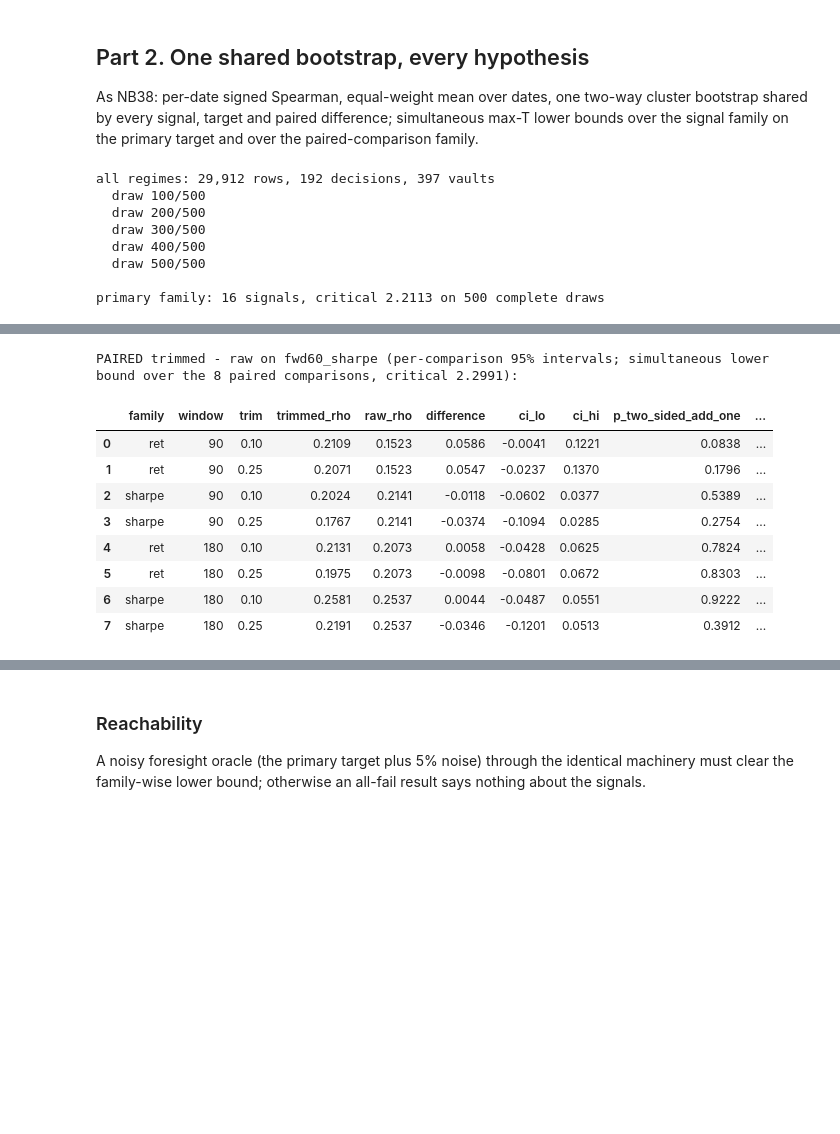
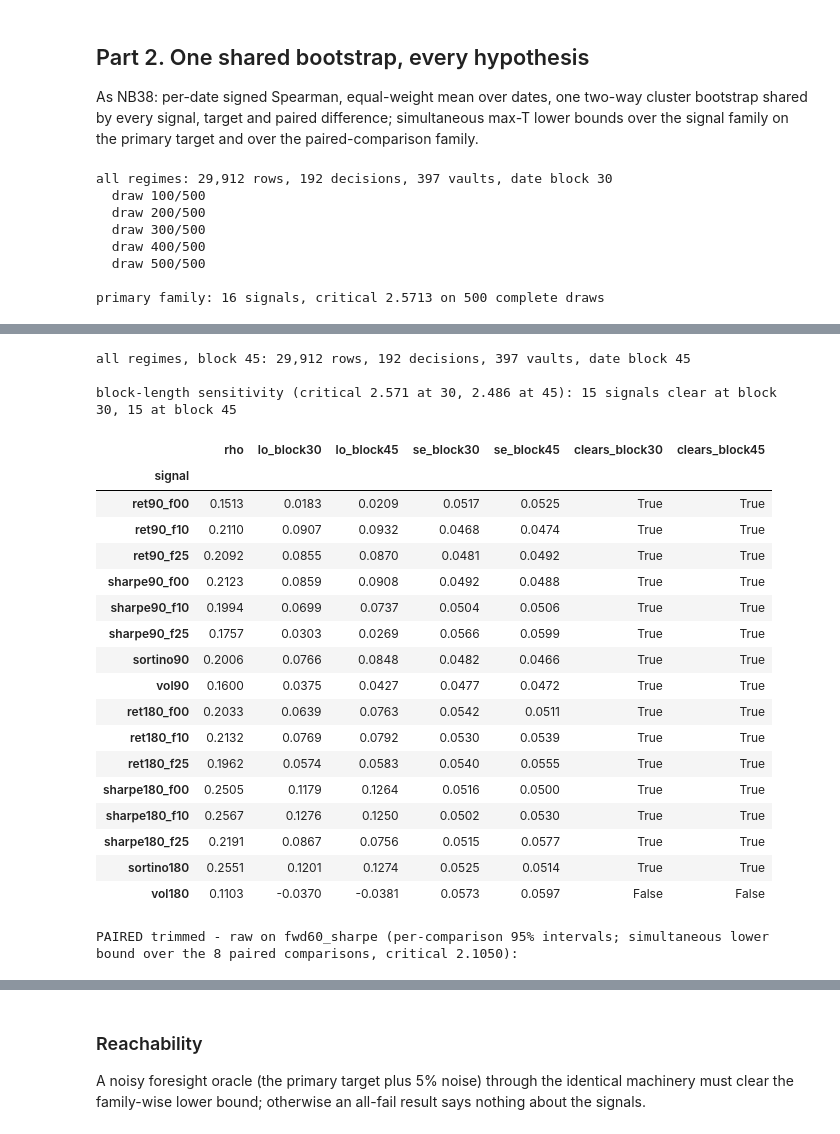
Before and after one commit to tradingstrategy-ai/getting-started, a Jupyter notebook: scratchpad/hyperliquid-lower-vol/39-research-trimmed-screen-full-history.ipynb, the cells around one changed output, grey strips where cells are left out. Drawn from its saved outputs; the diff is of its cells as text; code cells hidden in the pictures; blank space fills up the shorter version.

```diff
--- a/scratchpad/hyperliquid-lower-vol/39-research-trimmed-screen-full-history.ipynb
+++ b/scratchpad/hyperliquid-lower-vol/39-research-trimmed-screen-full-history.ipynb
@@ -307,15 +333,17 @@ for address, g in marks.groupby("address"):
             start = t1 - pd.Timedelta(days=W)
             i_first = int(mdays.searchsorted(start, side="right"))   # first mark strictly after start
             n_marks = i_last - i_first + 1
-            if n_marks < MIN_EVENTS or i_first == 0:
+            # The vault must have existed before the window (a mark at or before its start), so a
+            # W-day score is never computed on a vault younger than W days.
+            if n_marks < MIN_EVENTS + 1 or i_first == 0:
                 for f in TRIM_FRACTIONS:
                     tag = f"f{int(f * 100):02d}"
                     row[f"ret{W}_{tag}"] = np.nan; row[f"sharpe{W}_{tag}"] = np.nan
                 row[f"sortino{W}"] = np.nan; row[f"vol{W}"] = np.nan; row[f"events{W}"] = int(max(n_marks, 0))
                 continue
-            # Event returns between consecutive marks in the window; the first event uses the mark
-            # just before the window as its start, so every mark in the window contributes one return.
-            seg = prices[i_first - 1:i_last + 1]
+            # Event returns between consecutive marks INSIDE the window only: the first event starts
+            # at the first mark in the window, so no return interval begins before the window.
+            seg = prices[i_first:i_last + 1]
             r = np.diff(np.log(seg))
             s = event_scores(r, W)
             for key, value in s.items():
@@ -345,9 +373,10 @@ for address, g in marks.groupby("address"):
         rows.append(row)
 panel = pd.DataFrame(rows)
 panel["young"] = panel["age_days"] < YOUNG_DAYS
+panel["regime_contained"] = [regime_contained(t, PRIMARY_H) for t in panel["date"]]
 print("candidate-dates dropped:", dropped)
 print(f"panel: {len(panel):,} rows, {panel['address'].nunique()} vaults, {panel['date'].nunique()} decisions "
-      f"{panel['date'].min().date()} to {panel['date'].max().date()}")
+      f"{panel['date'].min().date()} to {panel['date'].max().date()}; young (< {YOUNG_DAYS} d) share of rows {panel['young'].mean():.1%}")
 by_regime = panel.groupby("regime").agg(rows=("address", "size"), vaults=("address", "nunique"), decisions=("date", "nunique"),
                                         events90_median=("events90", "median"), events180_median=("events180", "median"),
                                         fwd60_events_median=("fwd60_events", "median"), fwd30_events_median=("fwd30_events", "median"),
@@ -438,17 +467,20 @@ def mean_over_dates(blocks: dict, dates: list, counts: dict | None = None) -> tu
         return np.where(n > 0, total / np.maximum(n, 1), np.nan), n
 
 
-def bootstrap(frame: pd.DataFrame, draws: int = DRAWS, seed: int = SEED, verbose: bool = True) -> dict:
+def bootstrap(frame: pd.DataFrame, draws: int = DRAWS, seed: int = SEED, verbose: bool = True, block: int = DATE_BLOCK) -> dict:
+    """Two-way cluster bootstrap: NON-WRAPPING moving date blocks of `block` decisions (starts drawn
+    uniformly from the positions where a whole block fits) and vault clusters, together."""
     blocks = per_date_blocks(frame)
     dates = sorted(blocks)
     vaults = sorted(frame["address"].unique())
     observed, n_dates = mean_over_dates(blocks, dates)
     rng = np.random.default_rng(seed)
-    n_blocks = int(math.ceil(len(dates) / DATE_BLOCK))
+    block = min(block, len(dates))
+    n_blocks = int(math.ceil(len(dates) / block))
     reps = np.full((draws,) + observed.shape, np.nan)
     for d in range(draws):
-        starts = rng.integers(0, len(dates), size=n_blocks)
-        index = np.concatenate([(np.arange(s, s + DATE_BLOCK) % len(dates)) for s in starts])[:len(dates)]
+        starts = rng.integers(0, len(dates) - block + 1, size=n_blocks)
+        index = np.concatenate([np.arange(s, s + block) for s in starts])[:len(dates)]
         drawn = rng.choice(len(vaults), size=len(vaults), replace=True)
         counts = {}
         for v in drawn:
@@ -473,9 +505,9 @@ def simultaneous_lower(observed: np.ndarray, reps: np.ndarray, level: float = LE
             "p": p, "family_size": int(member.sum()), "complete_draws": int(len(per_draw_max))}
 
 
-def screen(frame: pd.DataFrame, label: str, verbose: bool = True) -> dict:
-    print(f"{label}: {len(frame):,} rows, {frame['date'].nunique()} decisions, {frame['address'].nunique()} vaults")
-    boot = bootstrap(frame, verbose=verbose)
+def screen(frame: pd.DataFrame, label: str, verbose: bool = True, block: int = DATE_BLOCK) -> dict:
+    print(f"{label}: {len(frame):,} rows, {frame['date'].nunique()} decisions, {frame['address'].nunique()} vaults, date block {block}")
+    boot = bootstrap(frame, verbose=verbose, block=block)
     j = TARGETS.index(PRIMARY)
     fam = simultaneous_lower(boot["observed"][:, j], boot["draws"][:, :, j])
     rows = []
@@ -511,7 +543,8 @@ def screen(frame: pd.DataFrame, label: str, verbose: bool = True) -> dict:
     paired["lo_simultaneous_family"] = pfam["lower"]
     paired["se"] = pfam["se"]
     return {"label": label, "table": table, "paired": paired, "critical": fam["critical"], "family_size": fam["family_size"],
-            "complete_draws": fam["complete_draws"], "boot": boot, "paired_critical": pfam["critical"], "paired_family_size": pfam["family_size"]}
+            "complete_draws": fam["complete_draws"], "boot": boot, "paired_critical": pfam["critical"], "paired_family_size": pfam["family_size"],
+            "block": block}
 
 
 TABLE_COLS = ["family", "window", "trim", "dates", "evaluated", f"rho_{PRIMARY}", "se_primary", "lo_primary_simultaneous",
@@ -519,17 +552,26 @@ TABLE_COLS = ["family", "window", "trim", "dates", "evaluated", f"rho_{PRIMARY}"
 full = screen(panel, "all regimes")
 print(f"\nprimary family: {full['family_size']} signals, critical {full['critical']:.4f} on {full['complete_draws']} complete draws")
 display(full["table"][TABLE_COLS].round(4))
+# Sensitivity to the block length: 45 decisions (90 days), the trailing-score persistence length.
+full45 = screen(panel, "all regimes, block 45", verbose=False, block=DATE_BLOCK_SENSITIVITY)
+sens = pd.DataFrame({"rho": full["table"][f"rho_{PRIMARY}"], "lo_block30": full["table"]["lo_primary_simultaneous"],
+                     "lo_block45": full45["table"]["lo_primary_simultaneous"], "se_block30": full["table"]["se_primary"],
+                     "se_block45": full45["table"]["se_primary"]})
+sens["clears_block30"] = sens["lo_block30"] > 0; sens["clears_block45"] = sens["lo_block45"] > 0
+print(f"\nblock-length sensitivity (critical {full['critical']:.3f} at 30, {full45['critical']:.3f} at 45): "
+      f"{int(sens['clears_block30'].sum())} signals clear at block 30, {int(sens['clears_block45'].sum())} at block 45")
+display(sens.round(4))
 print(f"\nPAIRED trimmed - raw on {PRIMARY} (per-comparison 95% intervals; simultaneous lower bound over the "
       f"{full['paired_family_size']} paired comparisons, critical {full['paired_critical']:.4f}):")
 display(full["paired"].round(4))
 # %% [output]
-all regimes: 29,912 rows, 192 decisions, 397 vaults
+all regimes: 29,912 rows, 192 decisions, 397 vaults, date block 30
   draw 100/500
   draw 200/500
   draw 300/500
   draw 400/500
   draw 500/500
 
-primary family: 16 signals, critical 2.2113 on 500 complete draws
+primary family: 16 signals, critical 2.5713 on 500 complete draws
 |  | family | window | trim | dates | evaluated | rho_fwd60_sharpe | se_primary | lo_primary_simultaneous | ... |
 | signal |  |  |  |  |  |  |  |  | ... |
@@ -552,10 +594,22 @@ primary family: 16 signals, critical 2.2113 on 500 complete draws
-PAIRED trimmed - raw on fwd60_sharpe (per-comparison 95% intervals; simultaneous lower bound over the 8 paired comparisons, critical 2.2991):
+all regimes, block 45: 29,912 rows, 192 decisions, 397 vaults, date block 45
+
+block-length sensitivity (critical 2.571 at 30, 2.486 at 45): 15 signals clear at block 30, 15 at block 45
-|  | family | window | trim | trimmed_rho | raw_rho | difference | ci_lo | ci_hi | p_two_sided_add_one | ... |
-| 0 | ret | 90 | 0.10 | 0.2109 | 0.1523 | 0.0586 | -0.0041 | 0.1221 | 0.0838 | ... |
-| 1 | ret | 90 | 0.25 | 0.2071 | 0.1523 | 0.0547 | -0.0237 | 0.1370 | 0.1796 | ... |
-| 2 | sharpe | 90 | 0.10 | 0.2024 | 0.2141 | -0.0118 | -0.0602 | 0.0377 | 0.5389 | ... |
-| 3 | sharpe | 90 | 0.25 | 0.1767 | 0.2141 | -0.0374 | -0.1094 | 0.0285 | 0.2754 | ... |
-| 4 | ret | 180 | 0.10 | 0.2131 | 0.2073 | 0.0058 | -0.0428 | 0.0625 | 0.7824 | ... |
-| 5 | ret | 180 | 0.25 | 0.1975 | 0.2073 | -0.0098 | -0.0801 | 0.0672 | 0.8303 | ... |
-| 6 | sharpe | 180 | 0.10 | 0.2581 | 0.2537 | 0.0044 | -0.0487 | 0.0551 | 0.9222 | ... |
-| 7 | sharpe | 180 | 0.25 | 0.2191 | 0.2537 | -0.0346 | -0.1201 | 0.0513 | 0.3912 | ... |
+|  | rho | lo_block30 | lo_block45 | se_block30 | se_block45 | clears_block30 | clears_block45 |
+| signal |  |  |  |  |  |  |  |
+| ret90_f00 | 0.1513 | 0.0183 | 0.0209 | 0.0517 | 0.0525 | True | True |
+| ret90_f10 | 0.2110 | 0.0907 | 0.0932 | 0.0468 | 0.0474 | True | True |
+| ret90_f25 | 0.2092 | 0.0855 | 0.0870 | 0.0481 | 0.0492 | True | True |
+| sharpe90_f00 | 0.2123 | 0.0859 | 0.0908 | 0.0492 | 0.0488 | True | True |
+| sharpe90_f10 | 0.1994 | 0.0699 | 0.0737 | 0.0504 | 0.0506 | True | True |
+| sharpe90_f25 | 0.1757 | 0.0303 | 0.0269 | 0.0566 | 0.0599 | True | True |
+| sortino90 | 0.2006 | 0.0766 | 0.0848 | 0.0482 | 0.0466 | True | True |
+| vol90 | 0.1600 | 0.0375 | 0.0427 | 0.0477 | 0.0472 | True | True |
+| ret180_f00 | 0.2033 | 0.0639 | 0.0763 | 0.0542 | 0.0511 | True | True |
+| ret180_f10 | 0.2132 | 0.0769 | 0.0792 | 0.0530 | 0.0539 | True | True |
+| ret180_f25 | 0.1962 | 0.0574 | 0.0583 | 0.0540 | 0.0555 | True | True |
+| sharpe180_f00 | 0.2505 | 0.1179 | 0.1264 | 0.0516 | 0.0500 | True | True |
+| sharpe180_f10 | 0.2567 | 0.1276 | 0.1250 | 0.0502 | 0.0530 | True | True |
+| sharpe180_f25 | 0.2191 | 0.0867 | 0.0756 | 0.0515 | 0.0577 | True | True |
+| sortino180 | 0.2551 | 0.1201 | 0.1274 | 0.0525 | 0.0514 | True | True |
+| vol180 | 0.1103 | -0.0370 | -0.0381 | 0.0573 | 0.0597 | False | False |
+PAIRED trimmed - raw on fwd60_sharpe (per-comparison 95% intervals; simultaneous lower bound over the 8 paired comparisons, critical 2.1050):
```
Also changed, not shown: parts of 9 cells of this notebook, 4 other files.
